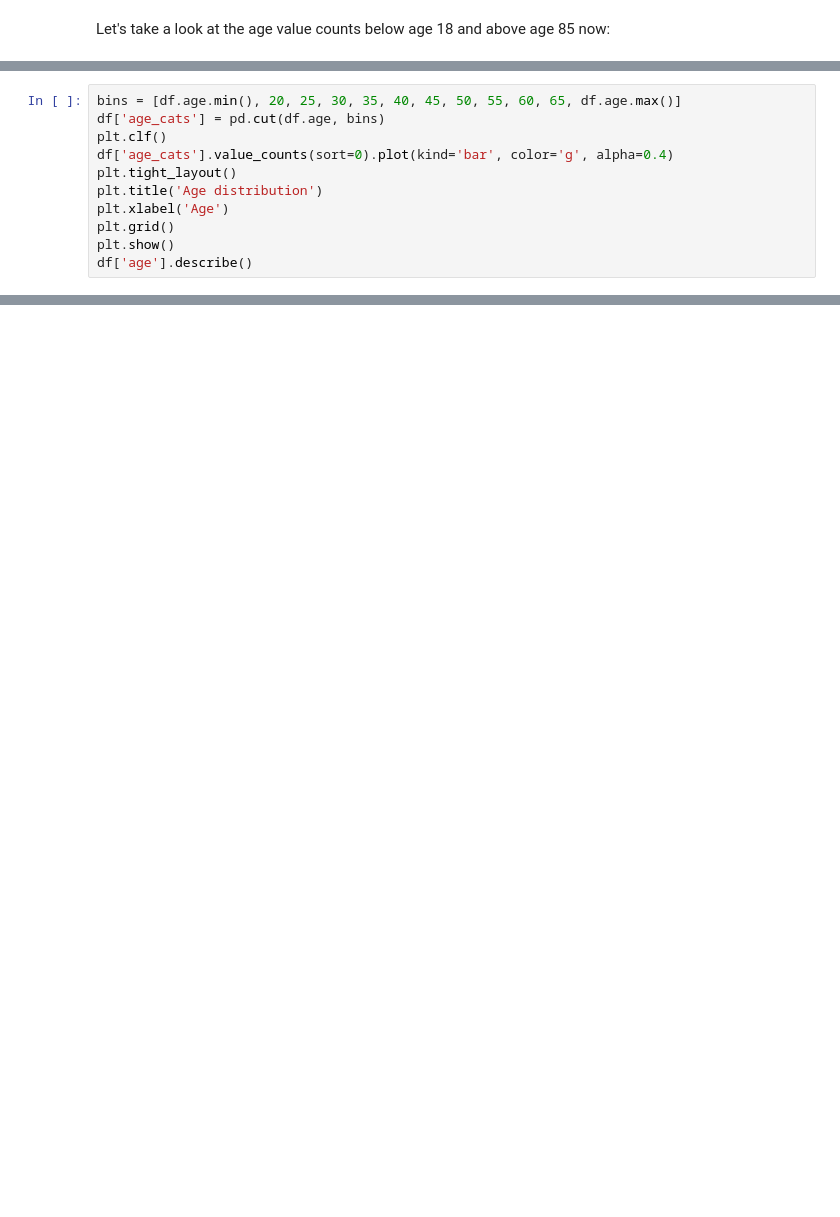
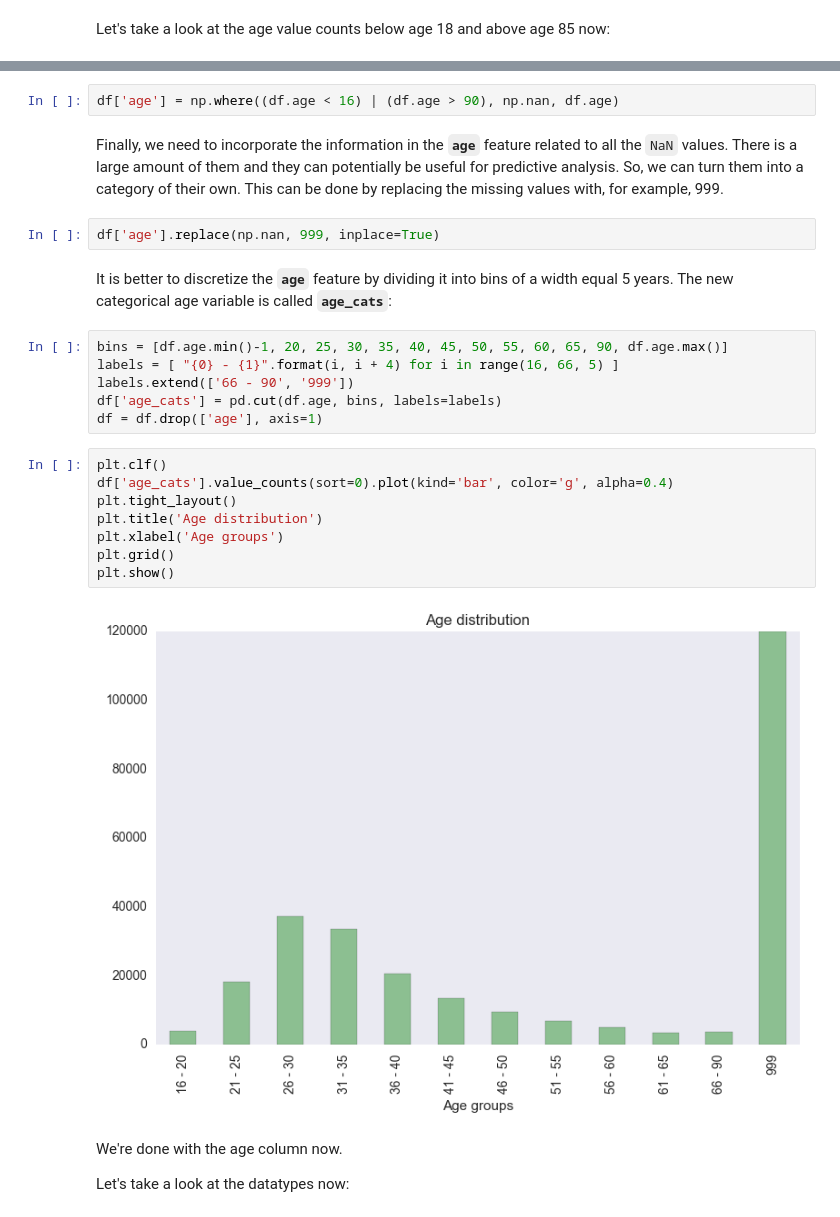
Before and after one commit to vosilov/Data-Science-Portfolio, a Jupyter notebook: AirBnB-Kaggle-Competition/airbnb_kaggle.ipynb, the cells around one changed output, grey strips where cells are left out. Saved outputs shown, nothing was run; the diff lists cells and outputs as text; blank space fills up the shorter version.

```diff
--- a/AirBnB-Kaggle-Competition/airbnb_kaggle.ipynb
+++ b/AirBnB-Kaggle-Competition/airbnb_kaggle.ipynb
@@ -198,11 +241,0 @@ Let's take a look at the age distribution by binning the __`age`__ variable:
-# %%
-bins = [df.age.min(), 20, 25, 30, 35, 40, 45, 50, 55, 60, 65, df.age.max()]
-df['age_cats'] = pd.cut(df.age, bins)
-plt.clf()
-df['age_cats'].value_counts(sort=0).plot(kind='bar', color='g', alpha=0.4)
-plt.tight_layout()
-plt.title('Age distribution')
-plt.xlabel('Age')
-plt.grid()
-plt.show()
-df['age'].describe()
@@ -270,0 +279,28 @@ plt.show()
+# %%
+df['age'] = np.where((df.age < 16) | (df.age > 90), np.nan, df.age)
+# %% [markdown]
+Finally, we need to incorporate the information in the __`age`__ feature related to all the `NaN` values. There is a large amount of them and they can potentially be useful for predictive analysis. So, we can turn them into a category of their own. This can be done by replacing the missing values with, for example, 999.
+# %%
+df['age'].replace(np.nan, 999, inplace=True)
+# %% [markdown]
+It is better to discretize the __`age`__ feature by dividing it into bins of a width equal 5 years. The new categorical age variable is called __`age_cats`__:
+# %%
+bins = [df.age.min()-1, 20, 25, 30, 35, 40, 45, 50, 55, 60, 65, 90, df.age.max()]
+labels = [ "{0} - {1}".format(i, i + 4) for i in range(16, 66, 5) ]
+labels.extend(['66 - 90', '999'])
+df['age_cats'] = pd.cut(df.age, bins, labels=labels)
+df = df.drop(['age'], axis=1)
+# %%
+plt.clf()
+df['age_cats'].value_counts(sort=0).plot(kind='bar', color='g', alpha=0.4)
+plt.tight_layout()
+plt.title('Age distribution')
+plt.xlabel('Age groups')
+plt.grid()
+plt.show()
+# %% [output]
+[figure, added]
+# %% [markdown]
+We're done with the age column now.
+
+Let's take a look at the datatypes now:
```
Also changed, not shown: parts of 58 cells of this notebook.
